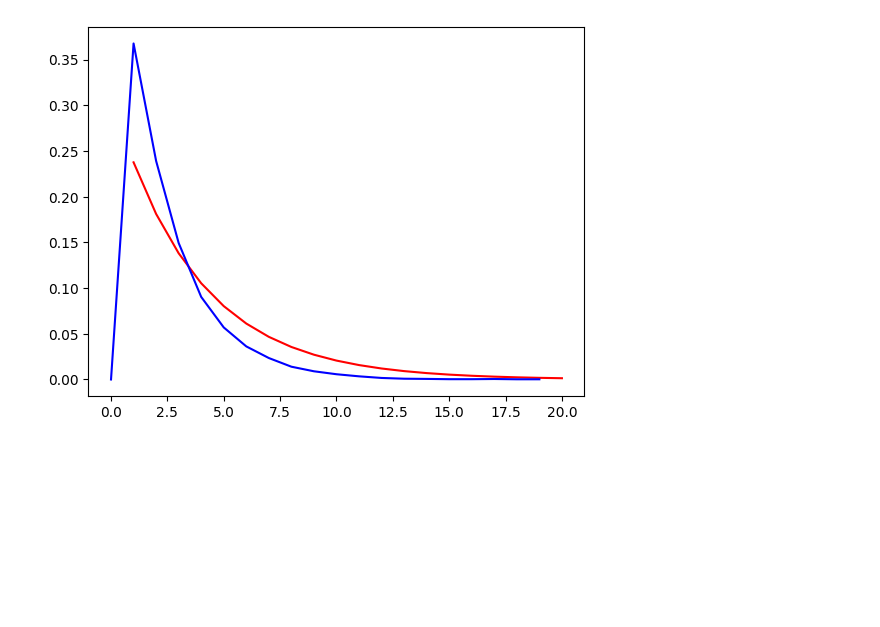
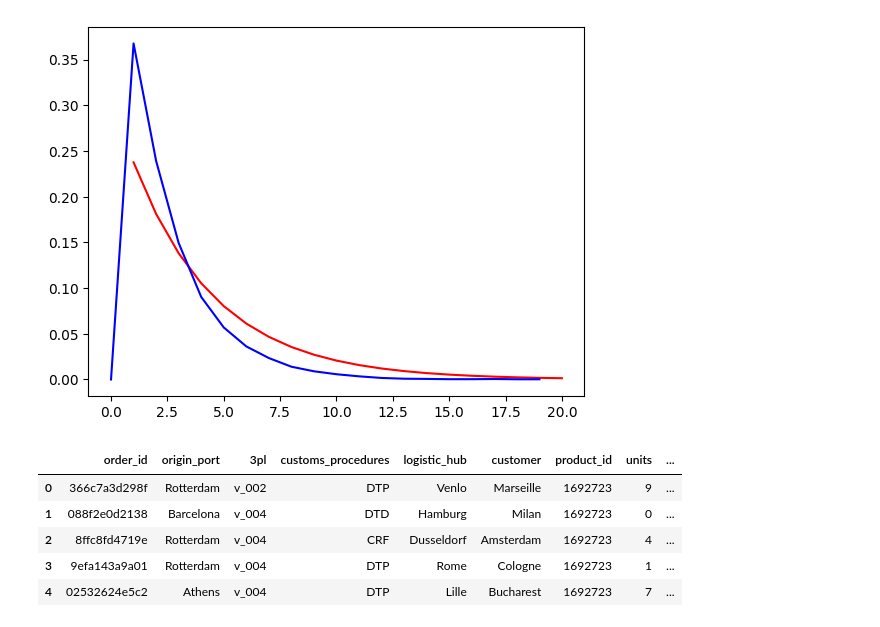
Before and after one commit to JNADatathon2022/Datathon, a Jupyter notebook: Histogram.ipynb, the cells around one changed output. Saved outputs shown, nothing was run; the diff lists cells and outputs as text; code cells hidden in the pictures; blank space fills up the shorter version.

```diff
--- a/Histogram.ipynb
+++ b/Histogram.ipynb
@@ -56,3 +57,13 @@ plt.plot(range(20), last_True_distri[:20], color='blue')
 plt.show()
 # %% [output]
 [figure]
+# %%
+dffinal = pd.read_csv('data\dataframefinal.csv', sep=',')
+dffinal.head()
+# %% [output]
+|  | order_id | origin_port | 3pl | customs_procedures | logistic_hub | customer | product_id | units | ... |
+| 0 | 366c7a3d298f | Rotterdam | v_002 | DTP | Venlo | Marseille | 1692723 | 9 | ... |
+| 1 | 088f2e0d2138 | Barcelona | v_004 | DTD | Hamburg | Milan | 1692723 | 0 | ... |
+| 2 | 8ffc8fd4719e | Rotterdam | v_004 | CRF | Dusseldorf | Amsterdam | 1692723 | 4 | ... |
+| 3 | 9efa143a9a01 | Rotterdam | v_004 | DTP | Rome | Cologne | 1692723 | 1 | ... |
+| 4 | 02532624e5c2 | Athens | v_004 | DTP | Lille | Bucharest | 1692723 | 7 | ... |
```
Also changed, not shown: parts of 2 cells of this notebook, 4 other files.
